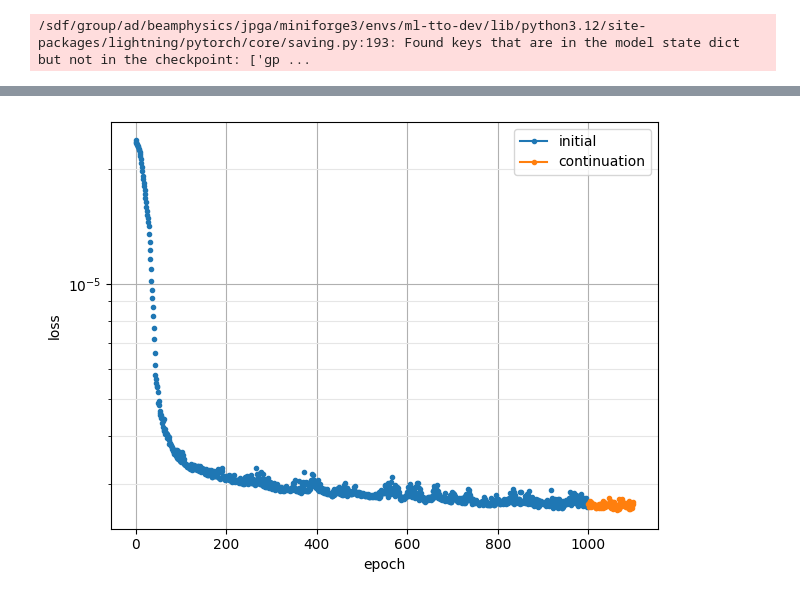
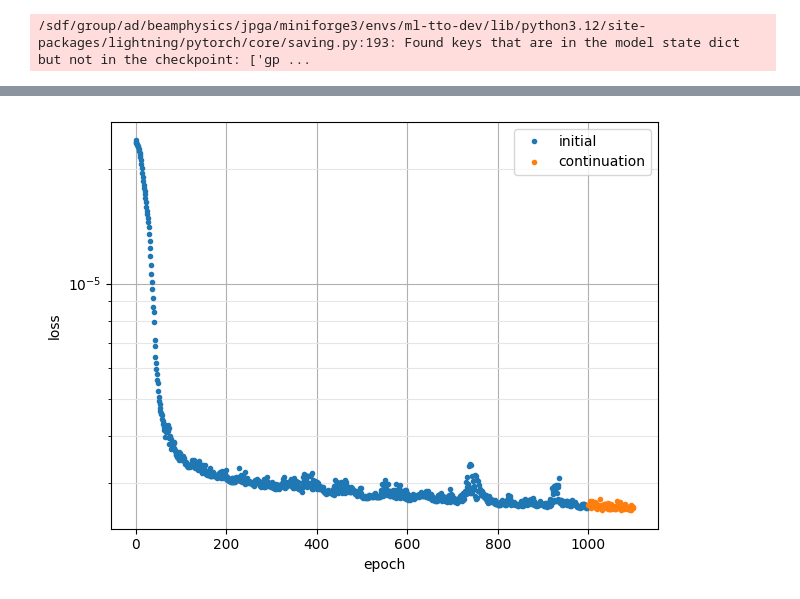
Before and after one commit to roussel-ryan/gpsr, a Jupyter notebook: docs/examples/lume/gpsr_lume_training.ipynb, the cells around one changed output, grey strips where cells are left out. Saved outputs shown, nothing was run; the diff lists cells and outputs as text; code cells hidden in the pictures.

```diff
--- a/docs/examples/lume/gpsr_lume_training.ipynb
+++ b/docs/examples/lume/gpsr_lume_training.ipynb
@@ -214,7 +224,7 @@ SLURM auto-requeueing enabled. Setting signal handlers.
 # %%
 # show loss vs epoch
 logs = np.genfromtxt(
-    os.path.join(EXAMPLE_ROOT, "logs", "version_0", "metrics.csv"),
+    os.path.join(EXAMPLE_ROOT, "logs", "version_11", "metrics.csv"),
     delimiter=",",
     names=True
 )
@@ -359,19 +371,19 @@ SLURM auto-requeueing enabled. Setting signal handlers.
 # %%
 # show loss vs epoch
 logs_2 = np.genfromtxt(
     os.path.join(EXAMPLE_ROOT, "logs", "version_1", "metrics.csv"),
     delimiter=",",
     names=True
 )
 fig, ax = plt.subplots()
-ax.plot(logs["epoch"], logs["loss_epoch"], marker=".", label='initial')
-ax.plot(logs_2["epoch"], logs_2["loss_epoch"], marker=".", label='continuation')
+ax.plot(logs["epoch"], logs["loss_epoch"], ".", label='initial')
+ax.plot(logs_2["epoch"], logs_2["loss_epoch"], ".", label='continuation')
 ax.set_xlabel("epoch")
 ax.set_ylabel("loss")
 ax.set_yscale("log")
 ax.grid()
 ax.grid(which="minor", color="0.9")
 ax.legend()
 plt.tight_layout()
 # %% [output]
-[figure, old version]
+[figure, new version]
```
Also changed, not shown: parts of 6 cells of this notebook.
